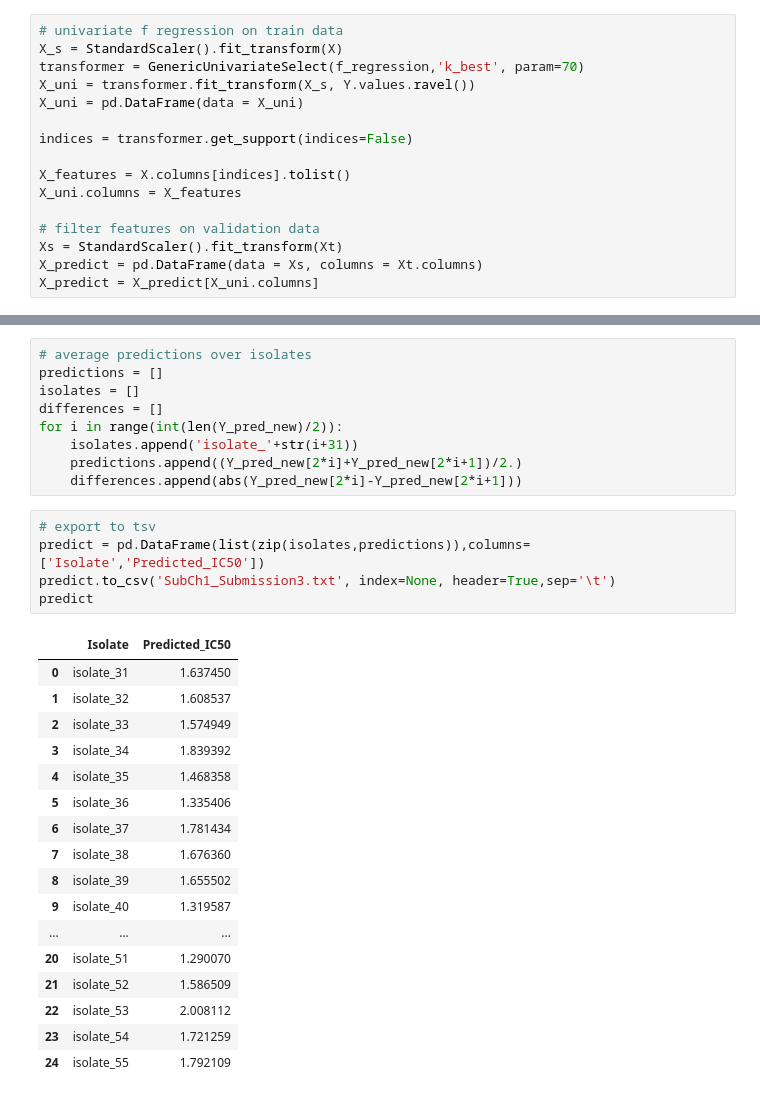
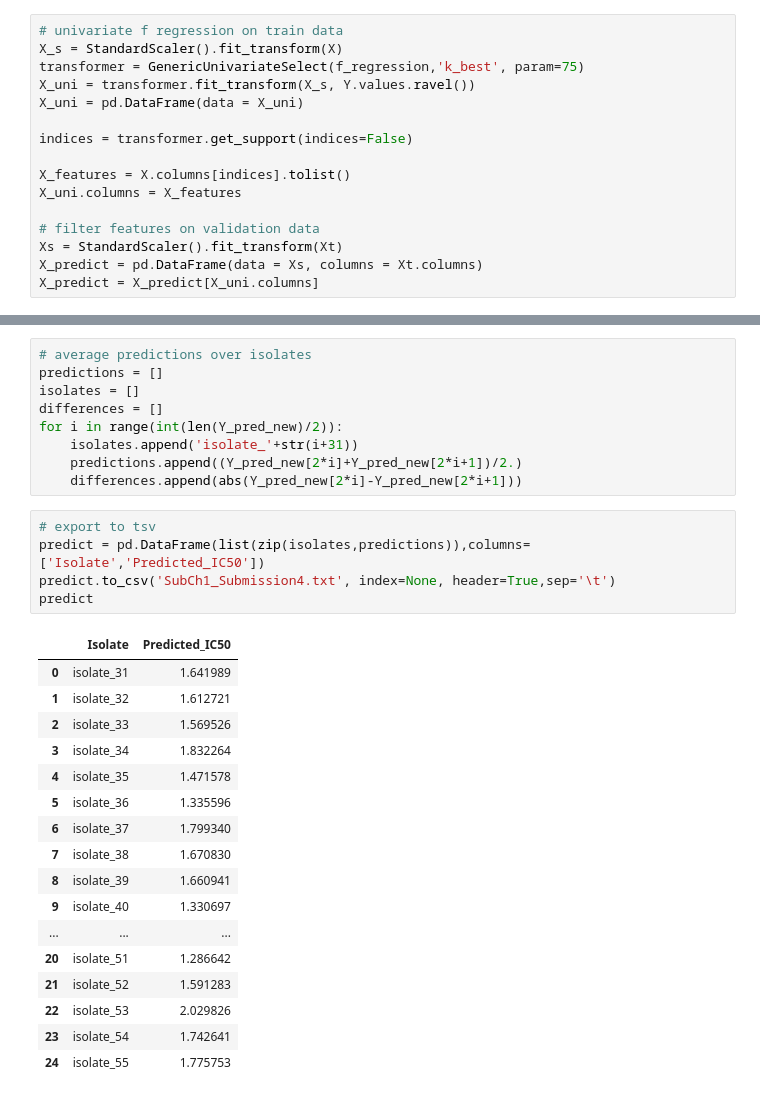
Before and after one commit to cshasha/malaria-dreamchallenge, a Jupyter notebook: malaria-s1-final.ipynb, the cells around one changed output, grey strips where cells are left out. Drawn from its saved outputs; the diff is of its cells as text.

```diff
--- a/malaria-s1-final.ipynb
+++ b/malaria-s1-final.ipynb
@@ -370,7 +408,7 @@ cv spear: 0.22440208236472065
 # %%
 # univariate f regression on train data
 X_s = StandardScaler().fit_transform(X)
-transformer = GenericUnivariateSelect(f_regression,'k_best', param=70)
+transformer = GenericUnivariateSelect(f_regression,'k_best', param=75)
 X_uni = transformer.fit_transform(X_s, Y.values.ravel())
 X_uni = pd.DataFrame(data = X_uni)
 
@@ -415,23 +453,23 @@ for i in range(int(len(Y_pred_new)/2)):
 # %%
 # export to tsv
 predict = pd.DataFrame(list(zip(isolates,predictions)),columns=['Isolate','Predicted_IC50'])
-predict.to_csv('SubCh1_Submission3.txt', index=None, header=True,sep='\t')
+predict.to_csv('SubCh1_Submission4.txt', index=None, header=True,sep='\t')
 predict
 # %% [output]
 |  | Isolate | Predicted_IC50 |
-| 0 | isolate_31 | 1.637450 |
-| 1 | isolate_32 | 1.608537 |
-| 2 | isolate_33 | 1.574949 |
-| 3 | isolate_34 | 1.839392 |
-| 4 | isolate_35 | 1.468358 |
-| 5 | isolate_36 | 1.335406 |
-| 6 | isolate_37 | 1.781434 |
-| 7 | isolate_38 | 1.676360 |
-| 8 | isolate_39 | 1.655502 |
-| 9 | isolate_40 | 1.319587 |
+| 0 | isolate_31 | 1.641989 |
+| 1 | isolate_32 | 1.612721 |
+| 2 | isolate_33 | 1.569526 |
+| 3 | isolate_34 | 1.832264 |
+| 4 | isolate_35 | 1.471578 |
+| 5 | isolate_36 | 1.335596 |
+| 6 | isolate_37 | 1.799340 |
+| 7 | isolate_38 | 1.670830 |
+| 8 | isolate_39 | 1.660941 |
+| 9 | isolate_40 | 1.330697 |
 | ... | ... | ... |
-| 20 | isolate_51 | 1.290070 |
-| 21 | isolate_52 | 1.586509 |
-| 22 | isolate_53 | 2.008112 |
-| 23 | isolate_54 | 1.721259 |
-| 24 | isolate_55 | 1.792109 |
+| 20 | isolate_51 | 1.286642 |
+| 21 | isolate_52 | 1.591283 |
+| 22 | isolate_53 | 2.029826 |
+| 23 | isolate_54 | 1.742641 |
+| 24 | isolate_55 | 1.775753 |
```
Also changed, not shown: parts of 12 cells of this notebook.
